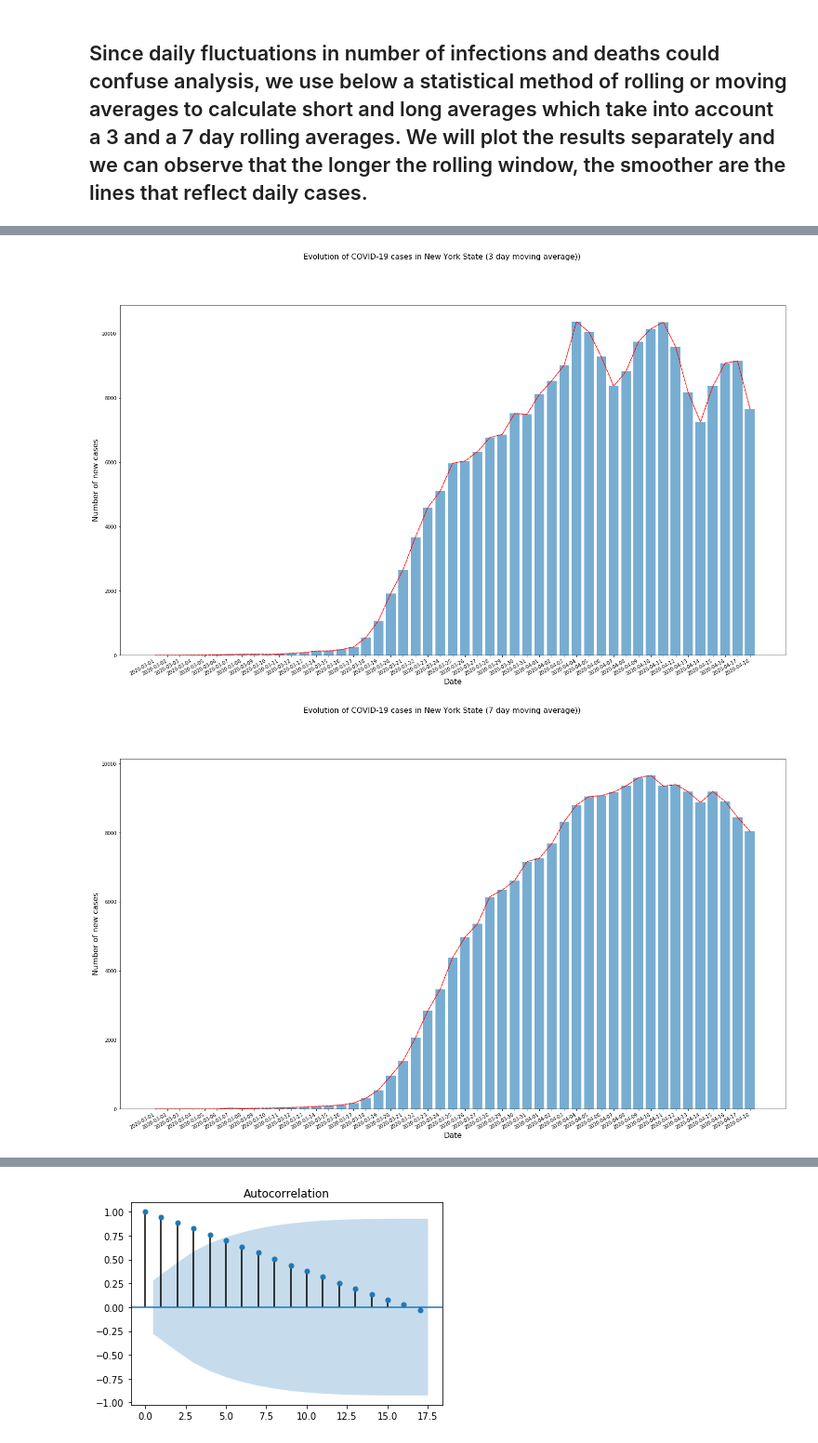
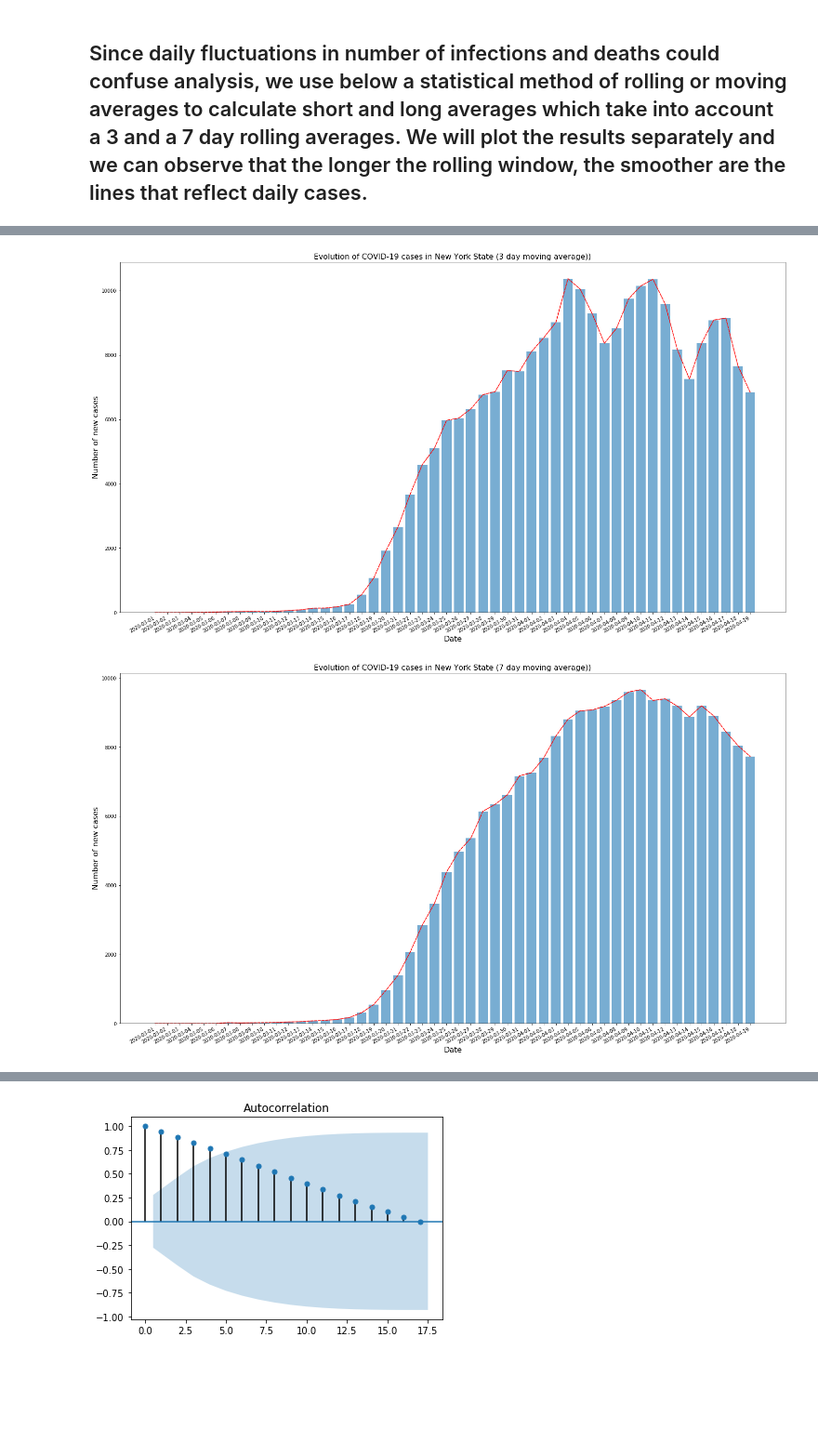
Before and after one commit to Ralhusban/COVID-19, a Jupyter notebook: COVID19.ipynb, the cells around one changed output, grey strips where cells are left out. Shown at 93% size. Cells and saved outputs as stored; diff of their text form; code cells hidden in the pictures; blank space fills up the shorter version.

```diff
--- a/COVID19.ipynb
+++ b/COVID19.ipynb
@@ -106,7 +109,7 @@ for i in range(len(NY_df)):
     if NY_df.cases[i]==1:
         i+=1
     else:
-        NY_df.loc[:,('New_cases')][i]=NY_df.loc[:, 'cases'][i]-NY_df.loc[:, 'cases'][i-1]
+        NY_df.New_cases[i]=NY_df.cases[i]-NY_df.cases[i-1]
         NY_df.New_deaths[i]=NY_df.deaths[i]-NY_df.deaths[i-1]
         NY_df.New_cases_Short_MA[i]=NY_df.SMA_short[i]-NY_df.SMA_short[i-1]
         NY_df.New_cases_Long_MA[i]=NY_df.SMA_long[i]-NY_df.SMA_long[i-1]
@@ -146,14 +152,14 @@ plt.show()
 # %%
 fig, ax=plt.subplots(figsize=(25,15))
 ax.bar(NY_df.index, NY_df.New_cases_Short_MA, alpha=0.6)
 ax.plot(NY_df.index, NY_df.New_cases_Short_MA, 'r--', dash_capstyle='projecting' )
 fig.autofmt_xdate()
 plt.xlabel('Date', fontsize=16)
 plt.ylabel('Number of new cases', fontsize=16)
-fig.suptitle('Evolution of COVID-19 cases in New York State (3 day moving average))', fontsize=16)
+plt.title('Evolution of COVID-19 cases in New York State (3 day moving average))', fontsize=16)
 plt.show()
 # %% [output]
-[figure, old version]
+[figure, new version]
 # %%
 fig, ax=plt.subplots(figsize=(25,15))
 ax.bar(NY_df.index, NY_df.New_cases_Long_MA, alpha=0.6)
@@ -161,7 +167,7 @@ ax.plot(NY_df.index, NY_df.New_cases_Long_MA, 'r--', dash_capstyle='projecting'
 fig.autofmt_xdate(which='major')
 plt.xlabel('Date', fontsize=16)
 plt.ylabel('Number of new cases', fontsize=16)
-fig.suptitle('Evolution of COVID-19 cases in New York State (7 day moving average))', fontsize=16)
+plt.title('Evolution of COVID-19 cases in New York State (7 day moving average))', fontsize=16)
 plt.show()
 # %% [output]
-[figure, old version]
+[figure, new version]
```
Also changed, not shown: parts of 12 cells of this notebook.
